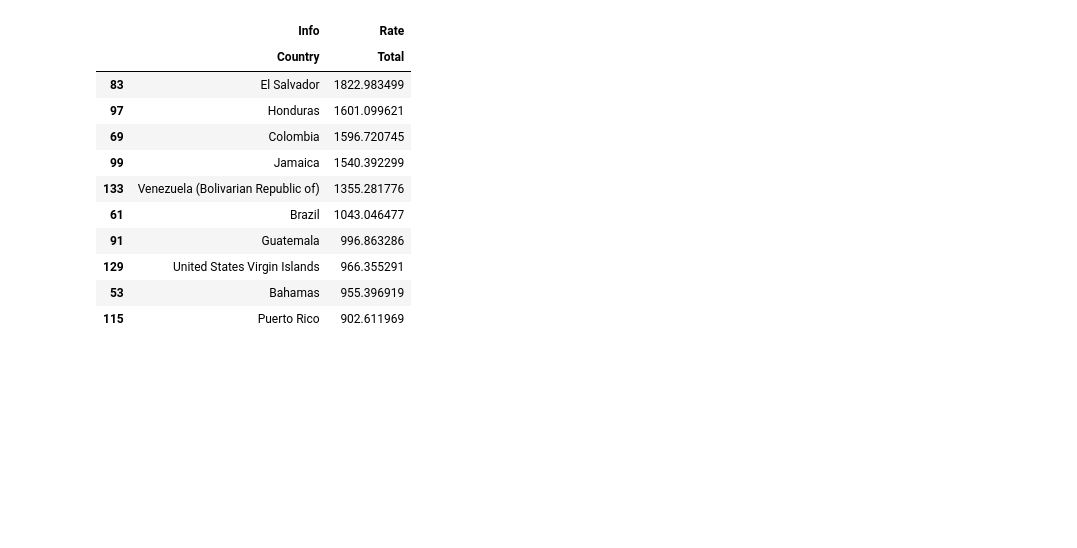
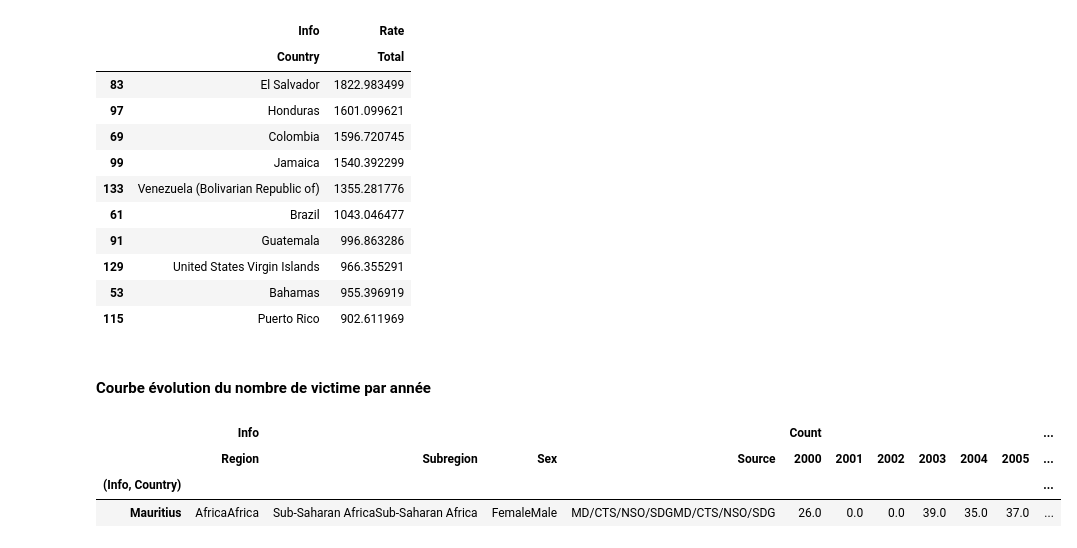
Before and after one commit to adesbx/homicideAnalysis, a Jupyter notebook: projet.ipynb, the cells around one changed output. Cells and saved outputs as stored; diff of their text form; code cells hidden in the pictures; blank space fills up the shorter version.

```diff
--- a/projet.ipynb
+++ b/projet.ipynb
@@ -322,3 +322,17 @@ df_sorted.head(10)
 | 129 | United States Virgin Islands | 966.355291 |
 | 53 | Bahamas | 955.396919 |
 | 115 | Puerto Rico | 902.611969 |
+# %% [markdown]
+#### Courbe évolution du nombre de victime par année
+# %%
+filtered_df = df[df[('Info', 'Country')] == 'Mauritius']
+
+group_df = filtered_df.groupby(by=[('Info', 'Country')]).sum()
+
+group_df = group_df[['Info', 'Count']]
+group_df
+# %% [output]
+|  | Info |  |  |  | Count |  |  |  |  |  | ... |
+|  | Region | Subregion | Sex | Source | 2000 | 2001 | 2002 | 2003 | 2004 | 2005 | ... |
+| (Info, Country) |  |  |  |  |  |  |  |  |  |  | ... |
+| Mauritius | AfricaAfrica | Sub-Saharan AfricaSub-Saharan Africa | FemaleMale | MD/CTS/NSO/SDGMD/CTS/NSO/SDG | 26.0 | 0.0 | 0.0 | 39.0 | 35.0 | 37.0 | ... |
```
Also changed, not shown: parts of 1 cell of this notebook.
